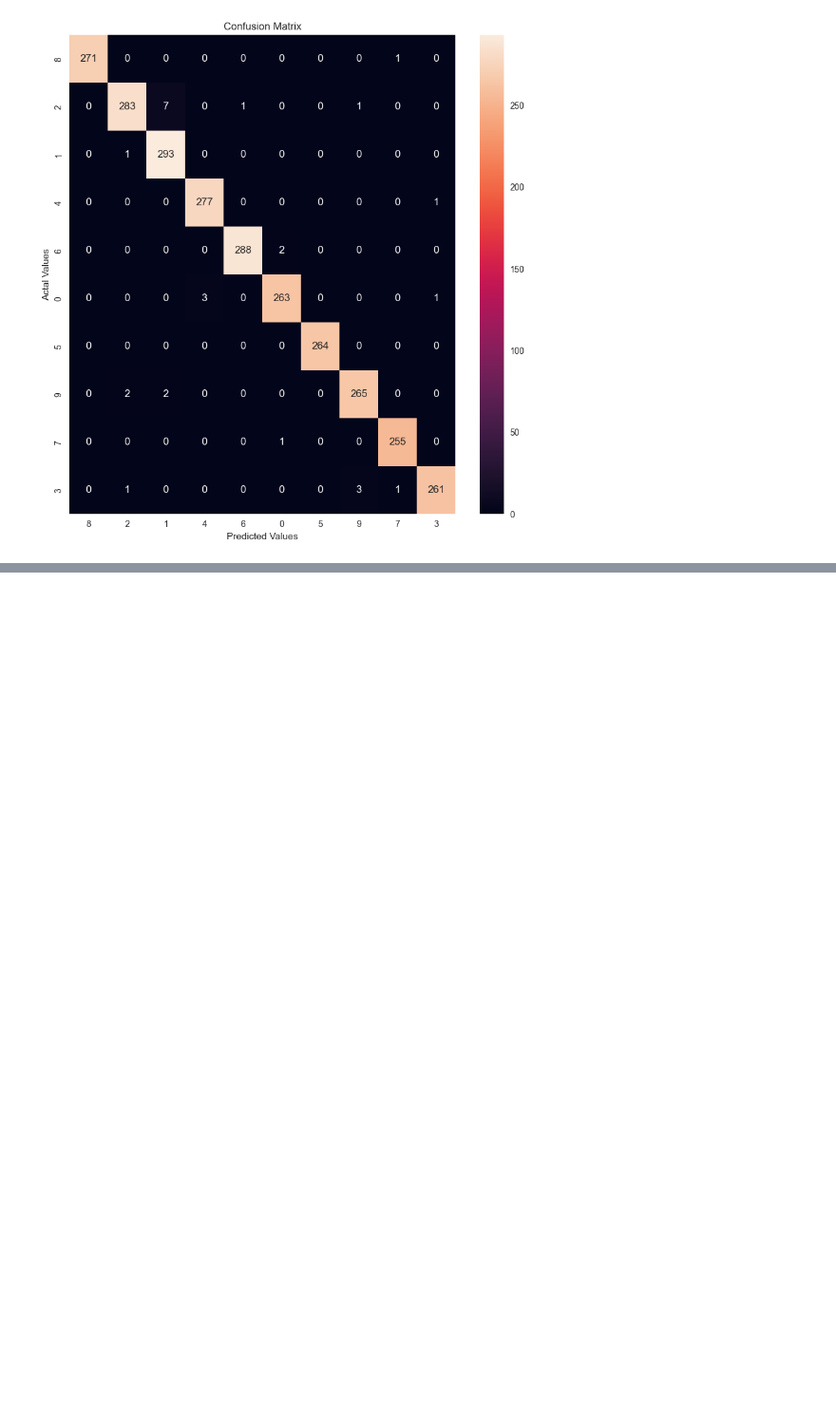
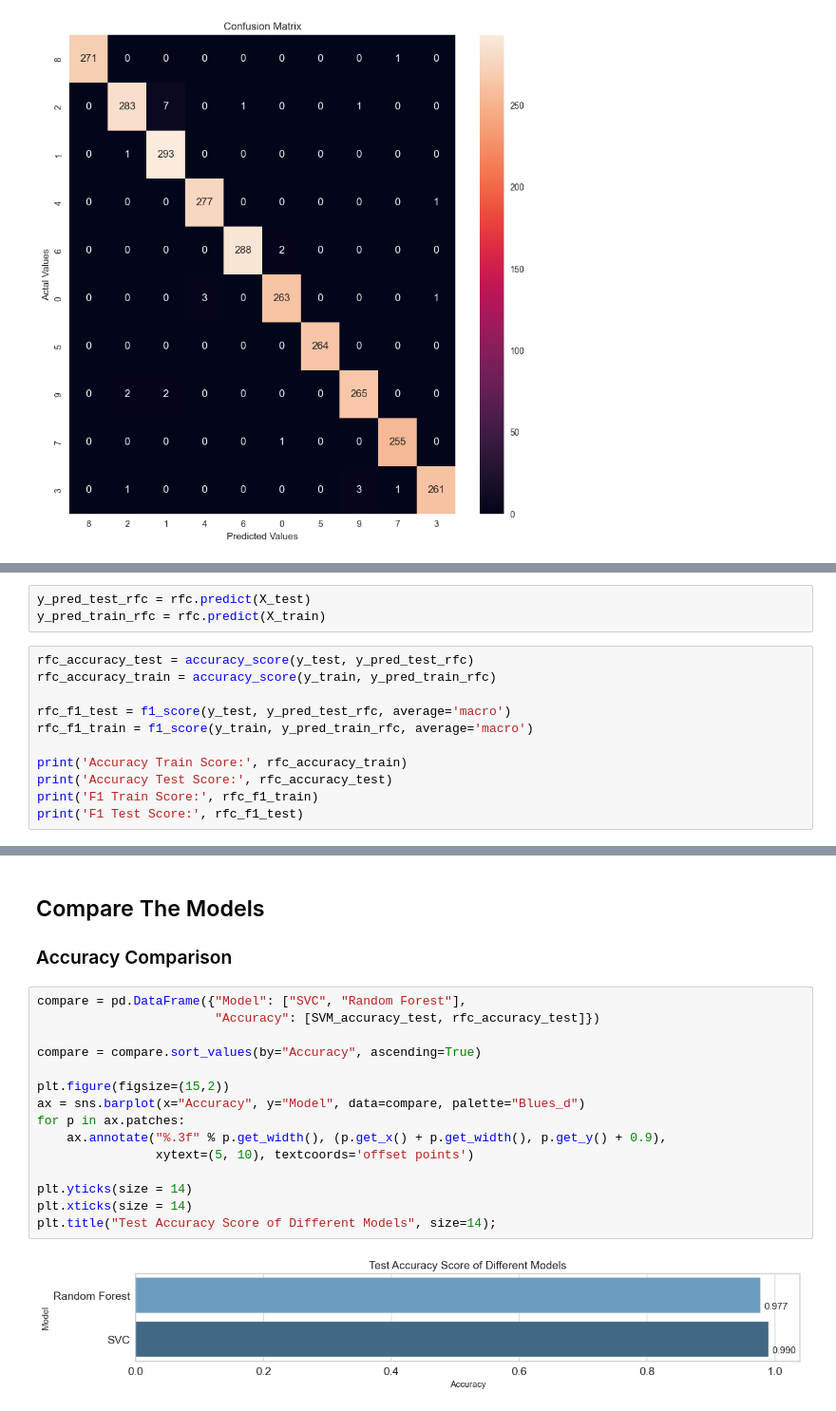
Before and after one commit to murataskin7/Hand-Written, a Jupyter notebook: pendigits.ipynb, the cells around one changed output, grey strips where cells are left out. Shown at 95% size. Saved outputs shown, nothing was run; the diff lists cells and outputs as text; blank space fills up the shorter version.

```diff
--- a/pendigits.ipynb
+++ b/pendigits.ipynb
@@ -322,0 +411,14 @@ plt.show()
+# %%
+y_pred_test_rfc = rfc.predict(X_test)
+y_pred_train_rfc = rfc.predict(X_train)
+# %%
+rfc_accuracy_test = accuracy_score(y_test, y_pred_test_rfc)
+rfc_accuracy_train = accuracy_score(y_train, y_pred_train_rfc)
+
+rfc_f1_test = f1_score(y_test, y_pred_test_rfc, average='macro')
+rfc_f1_train = f1_score(y_train, y_pred_train_rfc, average='macro')
+
+print('Accuracy Train Score:', rfc_accuracy_train)
+print('Accuracy Test Score:', rfc_accuracy_test)
+print('F1 Train Score:', rfc_f1_train)
+print('F1 Test Score:', rfc_f1_test)
@@ -322,0 +475,21 @@ plt.show()
+# %% [markdown]
+## Compare The Models
+
+### Accuracy Comparison
+# %%
+compare = pd.DataFrame({"Model": ["SVC", "Random Forest"],
+                        "Accuracy": [SVM_accuracy_test, rfc_accuracy_test]})
+
+compare = compare.sort_values(by="Accuracy", ascending=True)
+
+plt.figure(figsize=(15,2))
+ax = sns.barplot(x="Accuracy", y="Model", data=compare, palette="Blues_d")
+for p in ax.patches:
+    ax.annotate("%.3f" % p.get_width(), (p.get_x() + p.get_width(), p.get_y() + 0.9),
+                xytext=(5, 10), textcoords='offset points')
+
+plt.yticks(size = 14)
+plt.xticks(size = 14)
+plt.title("Test Accuracy Score of Different Models", size=14);
+# %% [output]
+[figure, added]
```
Also changed, not shown: parts of 15 cells of this notebook.
